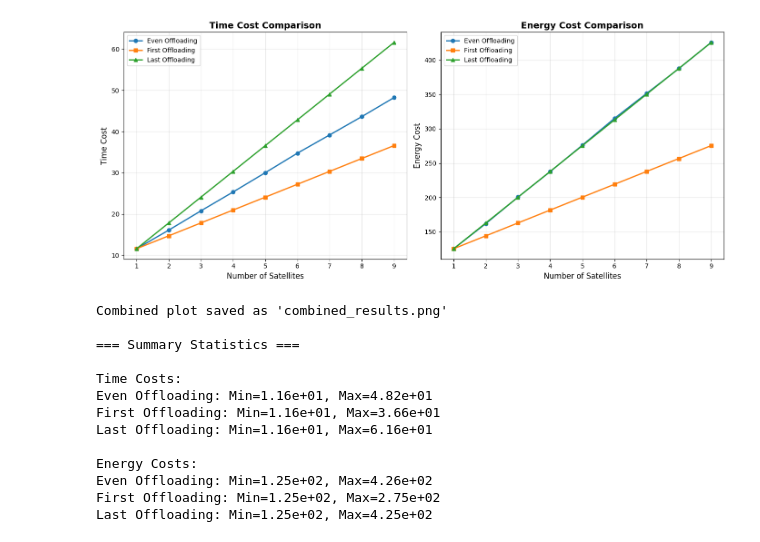
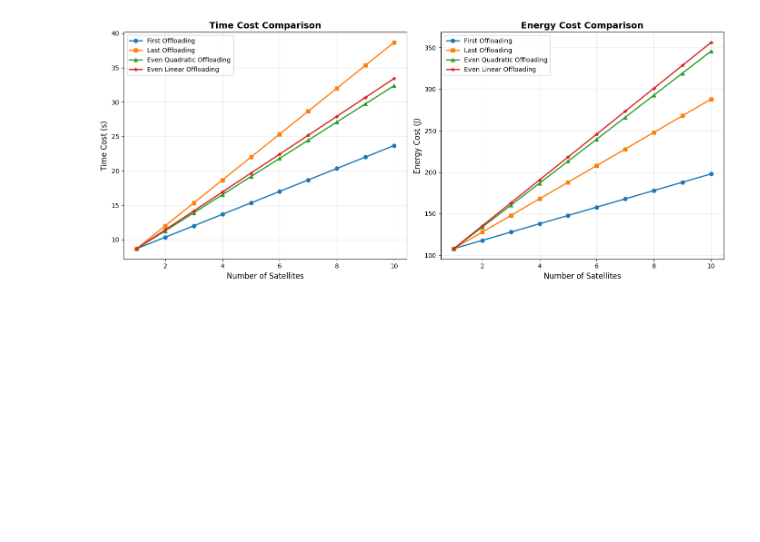
Before and after one commit to DChenet/sec_cost_simulator2, a Jupyter notebook: notebooks/figures/multisat/combined.ipynb, the cells around one changed output. Drawn from its saved outputs; the diff is of its cells as text; code cells hidden in the pictures; blank space fills up the shorter version.

```diff
--- a/notebooks/figures/multisat/combined.ipynb
+++ b/notebooks/figures/multisat/combined.ipynb
@@ -1,65 +1,41 @@
 # %%
 import pandas as pd
 import matplotlib.pyplot as plt
 import numpy as np
 
 # Load data from all three scripts
-df1 = pd.read_csv('script1_results.csv')
-df2 = pd.read_csv('script2_results.csv')
-df3 = pd.read_csv('script3_results.csv')
+df1 = pd.read_csv('first_results.csv')
+df2 = pd.read_csv('last_results.csv')
+df3 = pd.read_csv('even_quadratic_results.csv')
+df4 = pd.read_csv('even_linear_results.csv')
 
 # Create figure with two subplots
 fig, (ax1, ax2) = plt.subplots(1, 2, figsize=(14, 6))
 
 # Plot 1: Time Costs
-ax1.plot(df1['n_satellites'], df1['time_cost'], marker='o', label='Even Offloading', linewidth=2)
-ax1.plot(df2['n_satellites'], df2['time_cost'], marker='s', label='First Offloading', linewidth=2)
-ax1.plot(df3['n_satellites'], df3['time_cost'], marker='^', label='Last Offloading', linewidth=2)
+ax1.plot(df1['n_satellites'], df1['time_cost'], marker='o', label='First Offloading', linewidth=2)
+ax1.plot(df2['n_satellites'], df2['time_cost'], marker='s', label='Last Offloading', linewidth=2)
+ax1.plot(df3['n_satellites'], df3['time_cost'], marker='^', label='Even Quadratic Offloading', linewidth=2)
+ax1.plot(df4['n_satellites'], df4['time_cost'], marker='*', label='Even Linear Offloading', linewidth=2)
 ax1.set_xlabel('Number of Satellites', fontsize=12)
-ax1.set_ylabel('Time Cost', fontsize=12)
+ax1.set_ylabel('Time Cost (s)', fontsize=12)
 ax1.set_title('Time Cost Comparison', fontsize=14, fontweight='bold')
 ax1.legend()
 ax1.grid(True, alpha=0.3)
 
-# Plot 2: Energy Costs
-ax2.plot(df1['n_satellites'], df1['energy_cost'], marker='o', label='Even Offloading', linewidth=2)
-ax2.plot(df2['n_satellites'], df2['energy_cost'], marker='s', label='First Offloading', linewidth=2)
-ax2.plot(df3['n_satellites'], df3['energy_cost'], marker='^', label='Last Offloading', linewidth=2)
+# Plot 2: Energy Costs (changed from ax1 to ax2)
+ax2.plot(df1['n_satellites'], df1['energy_cost'], marker='o', label='First Offloading', linewidth=2)
+ax2.plot(df2['n_satellites'], df2['energy_cost'], marker='s', label='Last Offloading', linewidth=2)
+ax2.plot(df3['n_satellites'], df3['energy_cost'], marker='^', label='Even Quadratic Offloading', linewidth=2)
+ax2.plot(df4['n_satellites'], df4['energy_cost'], marker='*', label='Even Linear Offloading', linewidth=2)
 ax2.set_xlabel('Number of Satellites', fontsize=12)
-ax2.set_ylabel('Energy Cost', fontsize=12)
+ax2.set_ylabel('Energy Cost (J)', fontsize=12)
 ax2.set_title('Energy Cost Comparison', fontsize=14, fontweight='bold')
 ax2.legend()
 ax2.grid(True, alpha=0.3)
 
 plt.tight_layout()
 plt.savefig('combined_results.png', dpi=300, bbox_inches='tight')
 plt.show()
-
-print("Combined plot saved as 'combined_results.png'")
-
-# Optional: Print summary statistics
-print("\n=== Summary Statistics ===")
-print("\nTime Costs:")
-print(f"Even Offloading: Min={df1['time_cost'].min():.2e}, Max={df1['time_cost'].max():.2e}")
-print(f"First Offloading: Min={df2['time_cost'].min():.2e}, Max={df2['time_cost'].max():.2e}")
-print(f"Last Offloading: Min={df3['time_cost'].min():.2e}, Max={df3['time_cost'].max():.2e}")
-
-print("\nEnergy Costs:")
-print(f"Even Offloading: Min={df1['energy_cost'].min():.2e}, Max={df1['energy_cost'].max():.2e}")
-print(f"First Offloading: Min={df2['energy_cost'].min():.2e}, Max={df2['energy_cost'].max():.2e}")
-print(f"Last Offloading: Min={df3['energy_cost'].min():.2e}, Max={df3['energy_cost'].max():.2e}")
 # %% [output]
-[figure, old version]
+[figure, new version]
-Combined plot saved as 'combined_results.png'
-
-=== Summary Statistics ===
-
-Time Costs:
-Even Offloading: Min=1.16e+01, Max=4.82e+01
-First Offloading: Min=1.16e+01, Max=3.66e+01
-Last Offloading: Min=1.16e+01, Max=6.16e+01
-
-Energy Costs:
-Even Offloading: Min=1.25e+02, Max=4.26e+02
-First Offloading: Min=1.25e+02, Max=2.75e+02
-Last Offloading: Min=1.25e+02, Max=4.25e+02
```
Also changed, not shown: 11 other files.
